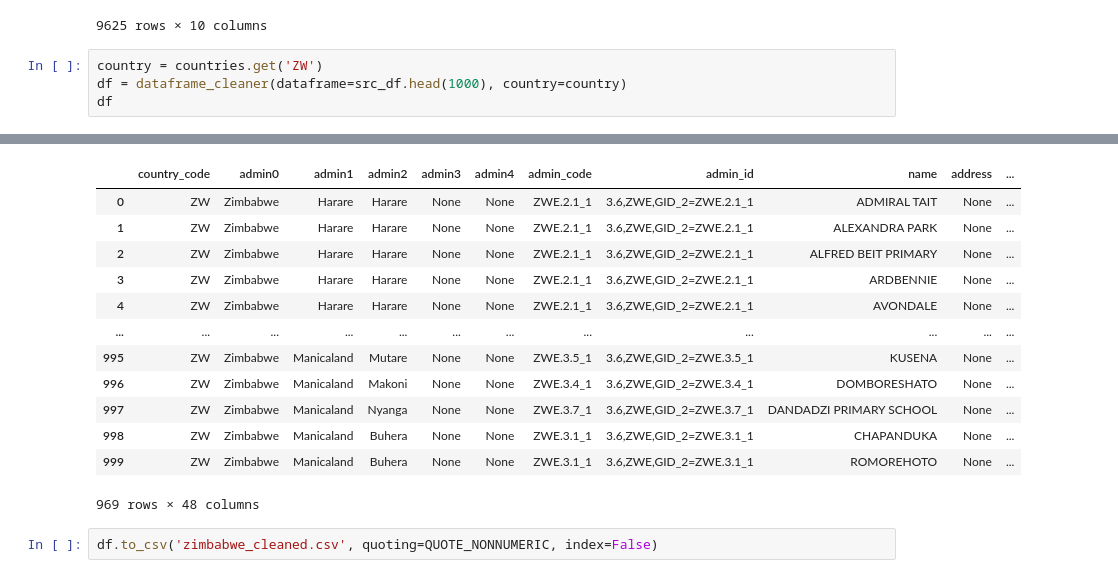
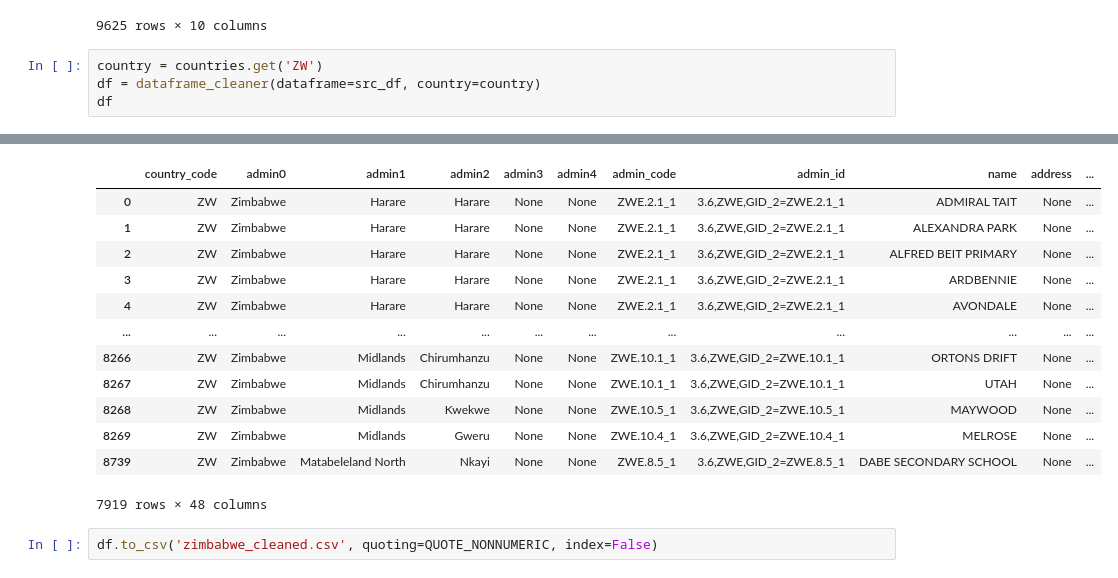
Before and after one commit to developmentseed/unicef-schools-attribute-cleaning, a Jupyter notebook: unicef_schools_attribute_cleaning/notebooks/zimbabwe_demo.ipynb, the cells around one changed output, grey strips where cells are left out. Saved outputs shown, nothing was run; the diff lists cells and outputs as text.

```diff
--- a/unicef_schools_attribute_cleaning/notebooks/zimbabwe_demo.ipynb
+++ b/unicef_schools_attribute_cleaning/notebooks/zimbabwe_demo.ipynb
@@ -29,7 +29,7 @@ src_df
 9625 rows × 10 columns
 # %%
 country = countries.get('ZW')
-df = dataframe_cleaner(dataframe=src_df.head(1000), country=country)
+df = dataframe_cleaner(dataframe=src_df, country=country)
 df
 # %% [output]
 INFO:unicef_schools_attribute_cleaning.pandas.dataframe_cleaner:copying dataframe...
@@ -52,16 +52,16 @@ INFO:unicef_schools_attribute_cleaning.pandas.dataframe_cleaner:1000 source rows
 |  | country_code | admin0 | admin1 | admin2 | admin3 | admin4 | admin_code | admin_id | name | address | ... |
 | 0 | ZW | Zimbabwe | Harare | Harare | None | None | ZWE.2.1_1 | 3.6,ZWE,GID_2=ZWE.2.1_1 | ADMIRAL TAIT | None | ... |
 | 1 | ZW | Zimbabwe | Harare | Harare | None | None | ZWE.2.1_1 | 3.6,ZWE,GID_2=ZWE.2.1_1 | ALEXANDRA PARK | None | ... |
 | 2 | ZW | Zimbabwe | Harare | Harare | None | None | ZWE.2.1_1 | 3.6,ZWE,GID_2=ZWE.2.1_1 | ALFRED BEIT PRIMARY | None | ... |
 | 3 | ZW | Zimbabwe | Harare | Harare | None | None | ZWE.2.1_1 | 3.6,ZWE,GID_2=ZWE.2.1_1 | ARDBENNIE | None | ... |
 | 4 | ZW | Zimbabwe | Harare | Harare | None | None | ZWE.2.1_1 | 3.6,ZWE,GID_2=ZWE.2.1_1 | AVONDALE | None | ... |
 | ... | ... | ... | ... | ... | ... | ... | ... | ... | ... | ... | ... |
-| 995 | ZW | Zimbabwe | Manicaland | Mutare | None | None | ZWE.3.5_1 | 3.6,ZWE,GID_2=ZWE.3.5_1 | KUSENA | None | ... |
-| 996 | ZW | Zimbabwe | Manicaland | Makoni | None | None | ZWE.3.4_1 | 3.6,ZWE,GID_2=ZWE.3.4_1 | DOMBORESHATO | None | ... |
-| 997 | ZW | Zimbabwe | Manicaland | Nyanga | None | None | ZWE.3.7_1 | 3.6,ZWE,GID_2=ZWE.3.7_1 | DANDADZI PRIMARY SCHOOL | None | ... |
-| 998 | ZW | Zimbabwe | Manicaland | Buhera | None | None | ZWE.3.1_1 | 3.6,ZWE,GID_2=ZWE.3.1_1 | CHAPANDUKA | None | ... |
-| 999 | ZW | Zimbabwe | Manicaland | Buhera | None | None | ZWE.3.1_1 | 3.6,ZWE,GID_2=ZWE.3.1_1 | ROMOREHOTO | None | ... |
+| 8266 | ZW | Zimbabwe | Midlands | Chirumhanzu | None | None | ZWE.10.1_1 | 3.6,ZWE,GID_2=ZWE.10.1_1 | ORTONS DRIFT | None | ... |
+| 8267 | ZW | Zimbabwe | Midlands | Chirumhanzu | None | None | ZWE.10.1_1 | 3.6,ZWE,GID_2=ZWE.10.1_1 | UTAH | None | ... |
+| 8268 | ZW | Zimbabwe | Midlands | Kwekwe | None | None | ZWE.10.5_1 | 3.6,ZWE,GID_2=ZWE.10.5_1 | MAYWOOD | None | ... |
+| 8269 | ZW | Zimbabwe | Midlands | Gweru | None | None | ZWE.10.4_1 | 3.6,ZWE,GID_2=ZWE.10.4_1 | MELROSE | None | ... |
+| 8739 | ZW | Zimbabwe | Matabeleland North | Nkayi | None | None | ZWE.8.5_1 | 3.6,ZWE,GID_2=ZWE.8.5_1 | DABE SECONDARY SCHOOL | None | ... |
-969 rows × 48 columns
+7919 rows × 48 columns
 # %%
 df.to_csv('zimbabwe_cleaned.csv', quoting=QUOTE_NONNUMERIC, index=False)
 # %%
```
Also changed, not shown: parts of 1 cell of this notebook, 5 other files.
